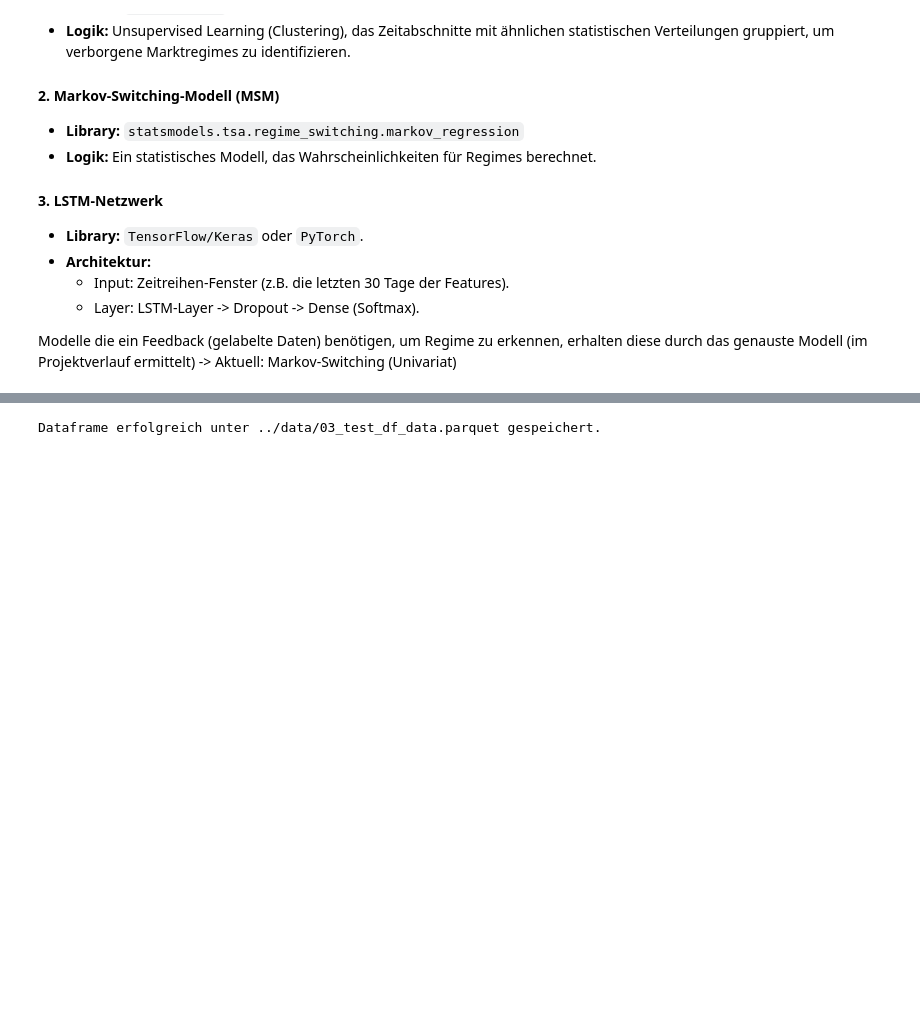
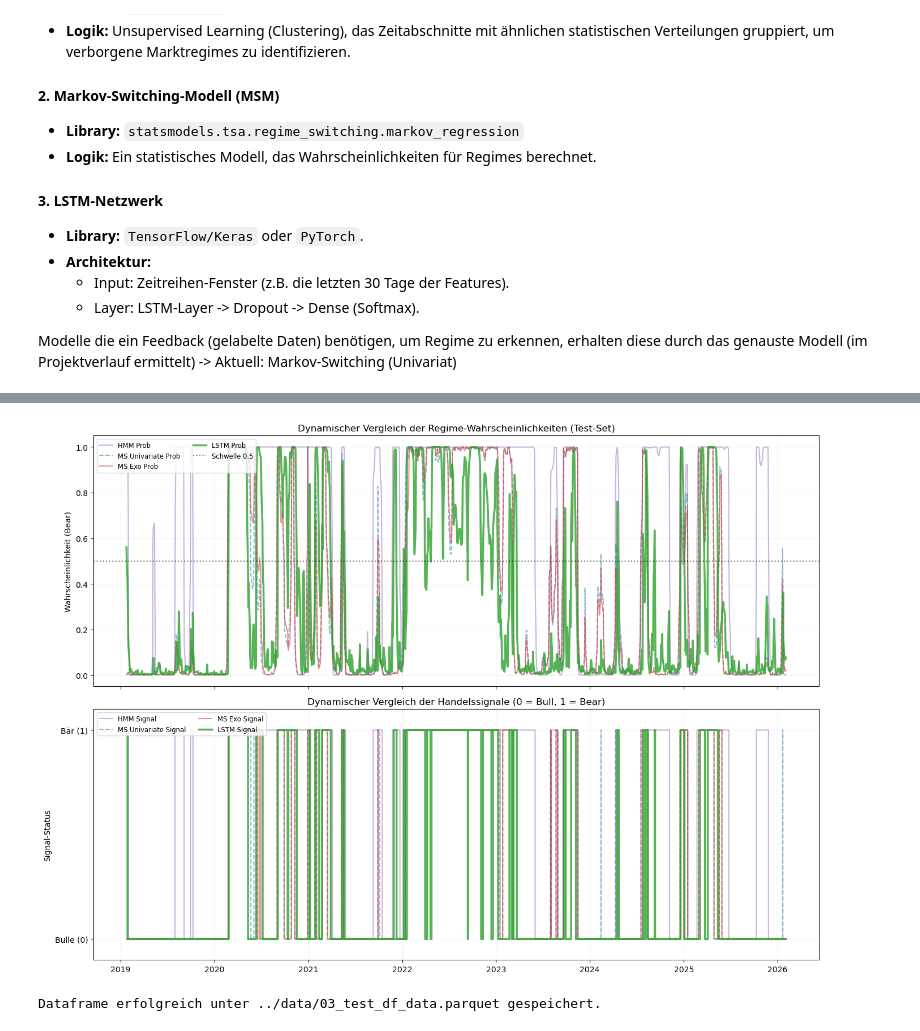
Before and after one commit to Torim98/regime-switching-daa-paper, a Jupyter notebook: jupyter/03_regime_switching_models.ipynb, the cells around one changed output, grey strips where cells are left out. Drawn from its saved outputs; the diff is of its cells as text; code cells hidden in the pictures; blank space fills up the shorter version.

```diff
--- a/jupyter/03_regime_switching_models.ipynb
+++ b/jupyter/03_regime_switching_models.ipynb
@@ -222,7 +222,7 @@ window_size = 30 # Beobachtungszeitraum: 30 Tage
 
 # Wahl der passenden Labels
 # Auf Basis von HMM-Regimes als Labels
-#X, y = create_sequences(scaled_data, df['HMM_Regime'].values, window_size)
+#X, y = create_sequences(scaled_data, df['HMM_Signal'].values, window_size)
 # Auf Basis von Markov-Regimes als Labels
 X, y = create_sequences(scaled_data, df['MS_Univariate_Signal'].values, window_size)
 #X, y = create_sequences(scaled_data, df['MS_Exo_Signal'].values, window_size)
@@ -257,22 +257,22 @@ lstm_probs_raw = model_lstm.predict(X_test)
 test_df = df.iloc[split + window_size:].copy()
 
 # Wahrscheinlichkeiten und Signale speichern
-test_df['LSTM_Prob_Bear'] = lstm_probs_raw.flatten()
+test_df['LSTM_Prob'] = lstm_probs_raw.flatten()
 # Signale generieren
-test_df['LSTM_Signal'] = (test_df['LSTM_Prob_Bear'] > 0.5).astype(int)
+test_df['LSTM_Signal'] = (test_df['LSTM_Prob'] > 0.5).astype(int)
 
 # --- Visualisierung der Ergebnisse (analog zu Markov-Modell) ---
 
 fig, (ax1, ax2) = plt.subplots(2, 1, figsize=(15, 8), sharex=True)
 
 # A. Wahrscheinlichkeiten
-ax1.plot(test_df.index, test_df['LSTM_Prob_Bear'], color='green', label='LSTM Bear Probability')
+ax1.plot(test_df.index, test_df['LSTM_Prob'], color='green', label='LSTM Bear Probability')
 ax1.axhline(y=0.5, color='red', linestyle='--', label='Threshold 0.5')
 ax1.set_title("LSTM: Wahrscheinlichkeit für Bärenmarkt")
 ax1.legend()
 
 # B. Signale im Vergleich zum HMM-Label (Grundwahrheit)
-ax2.plot(test_df.index, test_df['HMM_Regime'], label='HMM Target (Ground Truth)', alpha=0.3, color='gray')
+ax2.plot(test_df.index, test_df['HMM_Signal'], label='HMM Target (Ground Truth)', alpha=0.3, color='gray')
 ax2.step(test_df.index, test_df['LSTM_Signal'], where='post', label='LSTM Signal', color='green')
 ax2.set_title("LSTM Handelssignale (0=Bull, 1=Bear)")
 ax2.legend()
@@ -382,3 +304,70 @@ plt.show()
+# %%
+import matplotlib.pyplot as plt
+import numpy as np
+
+# 1. Dynamische Identifikation der Modelle
+# Wir suchen alle Spalten, die auf _Signal enden, um die Modellnamen zu extrahieren
+model_names = [col.rsplit('_', 1)[0] for col in test_df.columns if col.endswith('_Signal')]
+
+# 2. Farbschema definieren (optional, um Konsistenz zu wahren)
+color_map = {
+    'MS_Univariate': 'tab:blue',
+    'MS_Exo': 'tab:red',
+    'HMM': 'tab:purple',
+    'LSTM': 'tab:green'
+}
+# Fallback für neue Modelle, die noch nicht in der Map sind
+default_colors = plt.rcParams['axes.prop_cycle'].by_key()['color']
+
+# 3. Plot erstellen
+fig, (ax1, ax2) = plt.subplots(2, 1, figsize=(14, 10), sharex=True)
+
+for i, model in enumerate(model_names):
+    # Farbe bestimmen
+    color = color_map.get(model, default_colors[i % len(default_colors)])
+
+    # Linienstil-Logik (z.B. Univariat gestrichelt, Rest durchgezogen)
+    ls = '--' if 'Univariate' in model else '-'
+    lw = 2.5 if model == 'LSTM' else 1.5
+    alpha = 0.8 if model == 'LSTM' else 0.5
+
+    # --- Plot 1: Wahrscheinlichkeiten ---
+    prob_col = f"{model}_Prob"
+    if prob_col in test_df.columns:
+        ax1.plot(test_df.index, test_df[prob_col],
+                 label=f"{model.replace('_', ' ')} Prob",
+                 color=color, linestyle=ls, alpha=alpha, linewidth=lw)
+
+    # --- Plot 2: Signale ---
+    sig_col = f"{model}_Signal"
+    ax2.step(test_df.index, test_df[sig_col],
+             where='post', label=f"{model.replace('_', ' ')} Signal",
+             color=color, linestyle=ls, alpha=alpha, linewidth=lw)
+
+# --- Ax1 Styling ---
+ax1.axhline(y=0.5, color='black', linestyle=':', alpha=0.5, label='Schwelle 0.5')
+ax1.set_title("Dynamischer Vergleich der Regime-Wahrscheinlichkeiten (Test-Set)")
+ax1.set_ylabel("Wahrscheinlichkeit (Bear)")
+ax1.legend(loc='upper left', fontsize='small', ncol=2)
+ax1.grid(alpha=0.2)
+ax1.set_ylim(-0.05, 1.05)
+
+# --- Ax2 Styling ---
+ax2.set_title("Dynamischer Vergleich der Handelssignale (0 = Bull, 1 = Bear)")
+ax2.set_ylabel("Signal-Status")
+ax2.set_yticks([0, 1])
+ax2.set_yticklabels(['Bulle (0)', 'Bär (1)'])
+ax2.legend(loc='upper left', fontsize='small', ncol=2)
+ax2.grid(alpha=0.2)
+ax2.set_ylim(-0.1, 1.1)
+
+# Layout optimieren
+plt.tight_layout()
+# Regime Comparison persistieren
+plt.savefig('../assets/regime_comparison.png', dpi=300, bbox_inches='tight')
+plt.show()
+# %% [output]
+[figure, added]
 # %%
 output_path = "../data/03_test_df_data.parquet"
 
```
Also changed, not shown: parts of 4 cells of this notebook, 16 other files.
